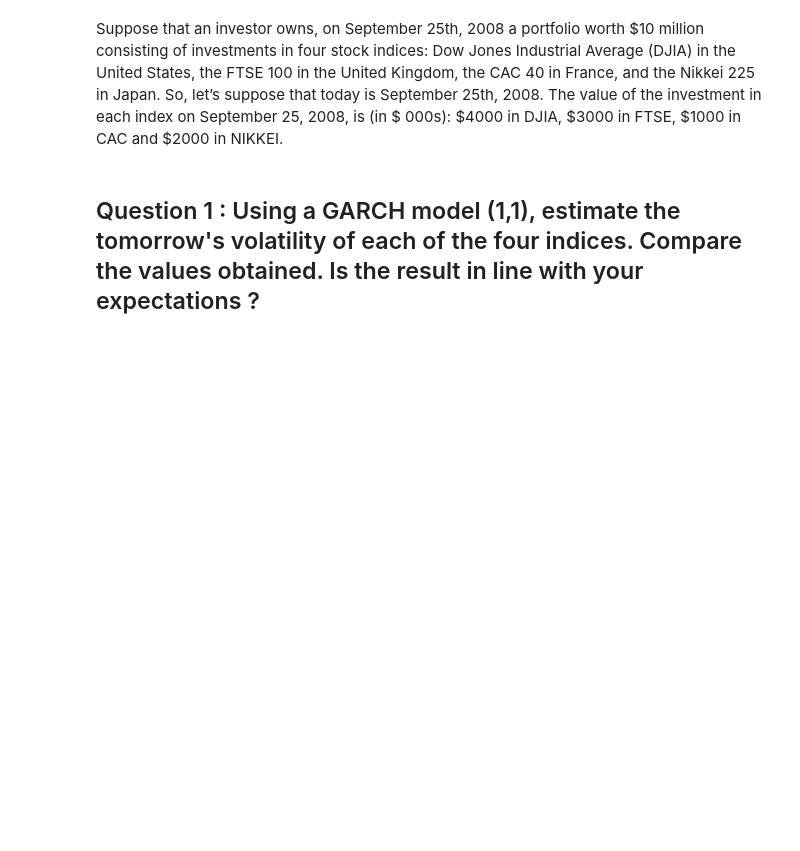
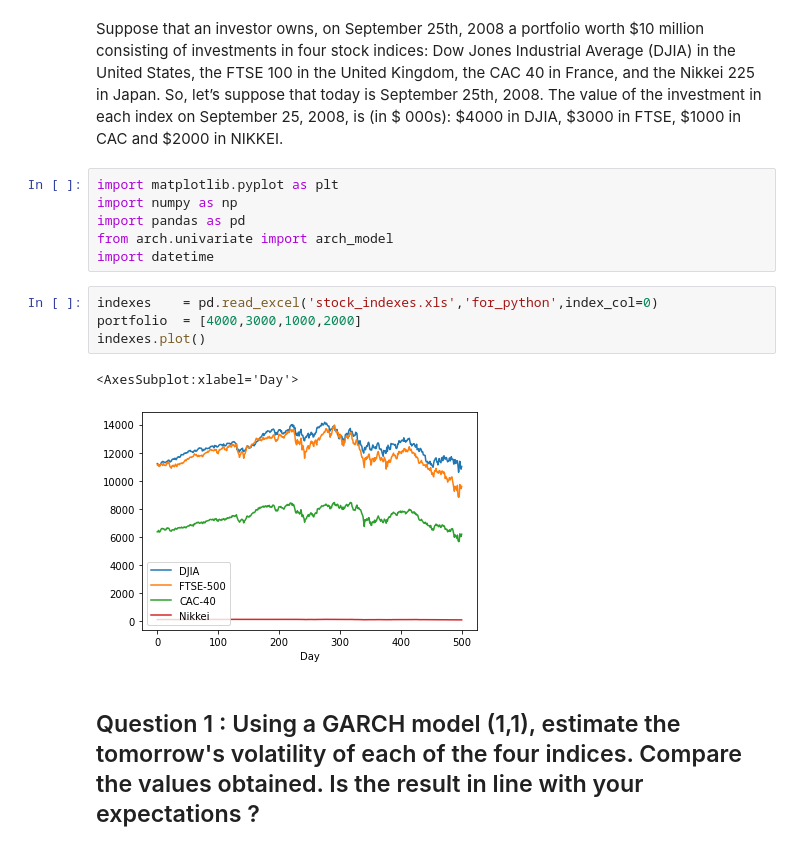
Before and after one commit to flapjack5lasher/portfolio-risk-analysis, a Jupyter notebook: groupwork.ipynb, the cells around one changed output. Cells and saved outputs as stored; diff of their text form; blank space fills up the shorter version.

```diff
--- a/groupwork.ipynb
+++ b/groupwork.ipynb
@@ -6,6 +6,19 @@ investments in four stock indices: Dow Jones Industrial Average (DJIA) in the Un
 100 in the United Kingdom, the CAC 40 in France, and the Nikkei 225 in Japan. So, let’s suppose that today is September 25th, 2008.
 The value of the investment in each index on September 25, 2008, is (in \$ 000s): \$4000 in DJIA, \$3000
 in FTSE, \$1000 in CAC and \$2000 in NIKKEI.
+# %%
+import matplotlib.pyplot as plt
+import numpy as np
+import pandas as pd
+from arch.univariate import arch_model
+import datetime
+# %%
+indexes    = pd.read_excel('stock_indexes.xls','for_python',index_col=0)
+portfolio  = [4000,3000,1000,2000]
+indexes.plot()
+# %% [output]
+<AxesSubplot:xlabel='Day'>
+[figure, added]
 # %% [markdown]
 ## Question 1 : Using a GARCH model (1,1), estimate the tomorrow's volatility of each of the four indices. Compare the values obtained. Is the result in line with your expectations ? ##
 # %% [markdown]
```
Also changed, not shown: parts of 9 cells of this notebook, 1 other file.
